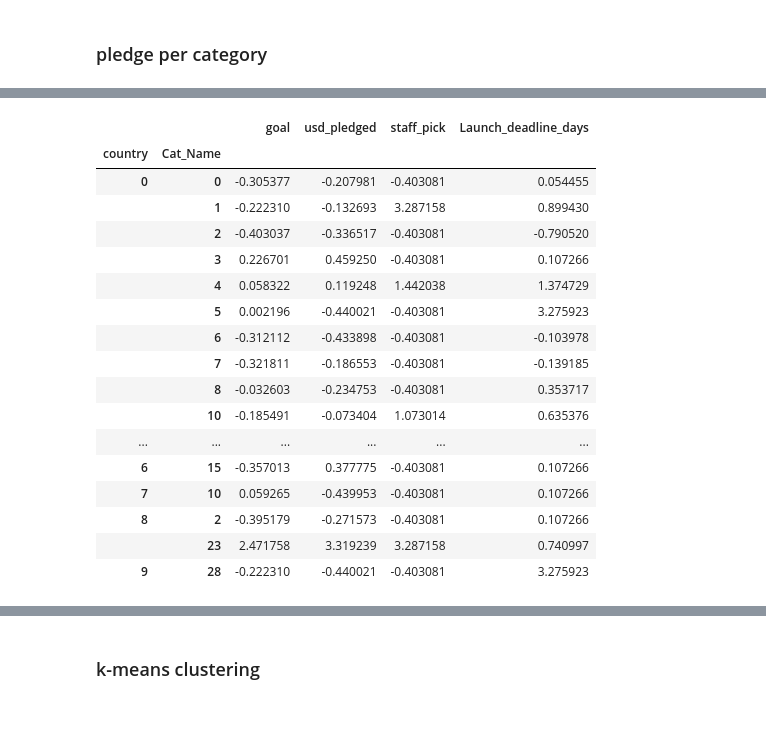
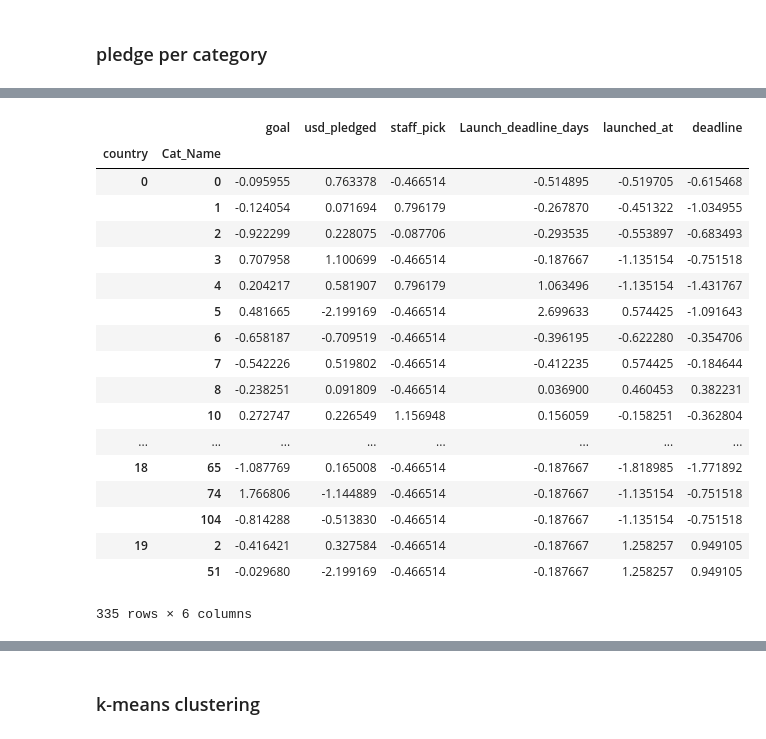
Before and after one commit to end2122/Kickstarter-Project-Analysis-in-R, a Jupyter notebook: kickstarter_EDA.ipynb, the cells around one changed output, grey strips where cells are left out. Saved outputs shown, nothing was run; the diff lists cells and outputs as text; code cells hidden in the pictures.

```diff
--- a/kickstarter_EDA.ipynb
+++ b/kickstarter_EDA.ipynb
@@ -1,7 +1,19 @@
 # %%
 import pandas as pd
+import numpy as np
 import os
-import random
+import time
+import datetime
+import re
+
+import plotly.graph_objs as go
+from plotly.offline import download_plotlyjs, init_notebook_mode, plot, iplot
+from plotly import tools
+init_notebook_mode(connected=True)
+
+import matplotlib.pyplot as plt
+%matplotlib inline
+
 filename = 'C:/Users/endwy/Documents/Columbia MSBA/Spring 2019/E4650 - Business Analytics/Project - Kickstarter Analysis/raw_data/df_kickstarterFE.csv'
 df = pd.read_csv(filename, header=0)
 df.drop(columns=('Unnamed: 0'),inplace=True)
@@ -9,7 +21,7 @@ df.dropna(axis=0,how='any',inplace=True)
 df = df.drop_duplicates()
 df['usd_pledged'] = np.log(1+df['usd_pledged'])
 df['goal'] = np.log(1+df['goal'])
-df=df[:100]
+df=df[:1000]
 # %% [markdown]
 ### top and bottom countries by pledged
 # %%
@@ -146,28 +157,29 @@ Index(['goal', 'usd_pledged'], dtype='object')
 # %%
 #float_colmuns2 = df.columns[df.dtypes == "float64"]
-float_colmuns2 = ['goal', 'usd_pledged', 'staff_pick','Launch_deadline_days']
+float_colmuns2 = ['goal', 'usd_pledged', 'staff_pick','Launch_deadline_days','launched_at','deadline']
 pca_data = df.groupby(['country','Cat_Name'])[float_colmuns2].mean()
 normalized_pca_data = (pca_data-pca_data.mean())/pca_data.std()
 normalized_pca_data
 # %% [output]
-|  |  | goal | usd_pledged | staff_pick | Launch_deadline_days |
-| country | Cat_Name |  |  |  |  |
-| 0 | 0 | -0.305377 | -0.207981 | -0.403081 | 0.054455 |
-|  | 1 | -0.222310 | -0.132693 | 3.287158 | 0.899430 |
-|  | 2 | -0.403037 | -0.336517 | -0.403081 | -0.790520 |
-|  | 3 | 0.226701 | 0.459250 | -0.403081 | 0.107266 |
-|  | 4 | 0.058322 | 0.119248 | 1.442038 | 1.374729 |
-|  | 5 | 0.002196 | -0.440021 | -0.403081 | 3.275923 |
-|  | 6 | -0.312112 | -0.433898 | -0.403081 | -0.103978 |
-|  | 7 | -0.321811 | -0.186553 | -0.403081 | -0.139185 |
-|  | 8 | -0.032603 | -0.234753 | -0.403081 | 0.353717 |
-|  | 10 | -0.185491 | -0.073404 | 1.073014 | 0.635376 |
-| ... | ... | ... | ... | ... | ... |
-| 6 | 15 | -0.357013 | 0.377775 | -0.403081 | 0.107266 |
-| 7 | 10 | 0.059265 | -0.439953 | -0.403081 | 0.107266 |
-| 8 | 2 | -0.395179 | -0.271573 | -0.403081 | 0.107266 |
-|  | 23 | 2.471758 | 3.319239 | 3.287158 | 0.740997 |
-| 9 | 28 | -0.222310 | -0.440021 | -0.403081 | 3.275923 |
+|  |  | goal | usd_pledged | staff_pick | Launch_deadline_days | launched_at | deadline |
+| country | Cat_Name |  |  |  |  |  |  |
+| 0 | 0 | -0.095955 | 0.763378 | -0.466514 | -0.514895 | -0.519705 | -0.615468 |
+|  | 1 | -0.124054 | 0.071694 | 0.796179 | -0.267870 | -0.451322 | -1.034955 |
+|  | 2 | -0.922299 | 0.228075 | -0.087706 | -0.293535 | -0.553897 | -0.683493 |
+|  | 3 | 0.707958 | 1.100699 | -0.466514 | -0.187667 | -1.135154 | -0.751518 |
+|  | 4 | 0.204217 | 0.581907 | 0.796179 | 1.063496 | -1.135154 | -1.431767 |
+|  | 5 | 0.481665 | -2.199169 | -0.466514 | 2.699633 | 0.574425 | -1.091643 |
+|  | 6 | -0.658187 | -0.709519 | -0.466514 | -0.396195 | -0.622280 | -0.354706 |
+|  | 7 | -0.542226 | 0.519802 | -0.466514 | -0.412235 | 0.574425 | -0.184644 |
+|  | 8 | -0.238251 | 0.091809 | -0.466514 | 0.036900 | 0.460453 | 0.382231 |
+|  | 10 | 0.272747 | 0.226549 | 1.156948 | 0.156059 | -0.158251 | -0.362804 |
+| ... | ... | ... | ... | ... | ... | ... | ... |
+| 18 | 65 | -1.087769 | 0.165008 | -0.466514 | -0.187667 | -1.818985 | -1.771892 |
+|  | 74 | 1.766806 | -1.144889 | -0.466514 | -0.187667 | -1.135154 | -0.751518 |
+|  | 104 | -0.814288 | -0.513830 | -0.466514 | -0.187667 | -1.135154 | -0.751518 |
+| 19 | 2 | -0.416421 | 0.327584 | -0.466514 | -0.187667 | 1.258257 | 0.949105 |
+|  | 51 | -0.029680 | -2.199169 | -0.466514 | -0.187667 | 1.258257 | 0.949105 |
+335 rows × 6 columns
 # %%
 from sklearn.decomposition import PCA
 
```
Also changed, not shown: parts of 7 cells of this notebook.
